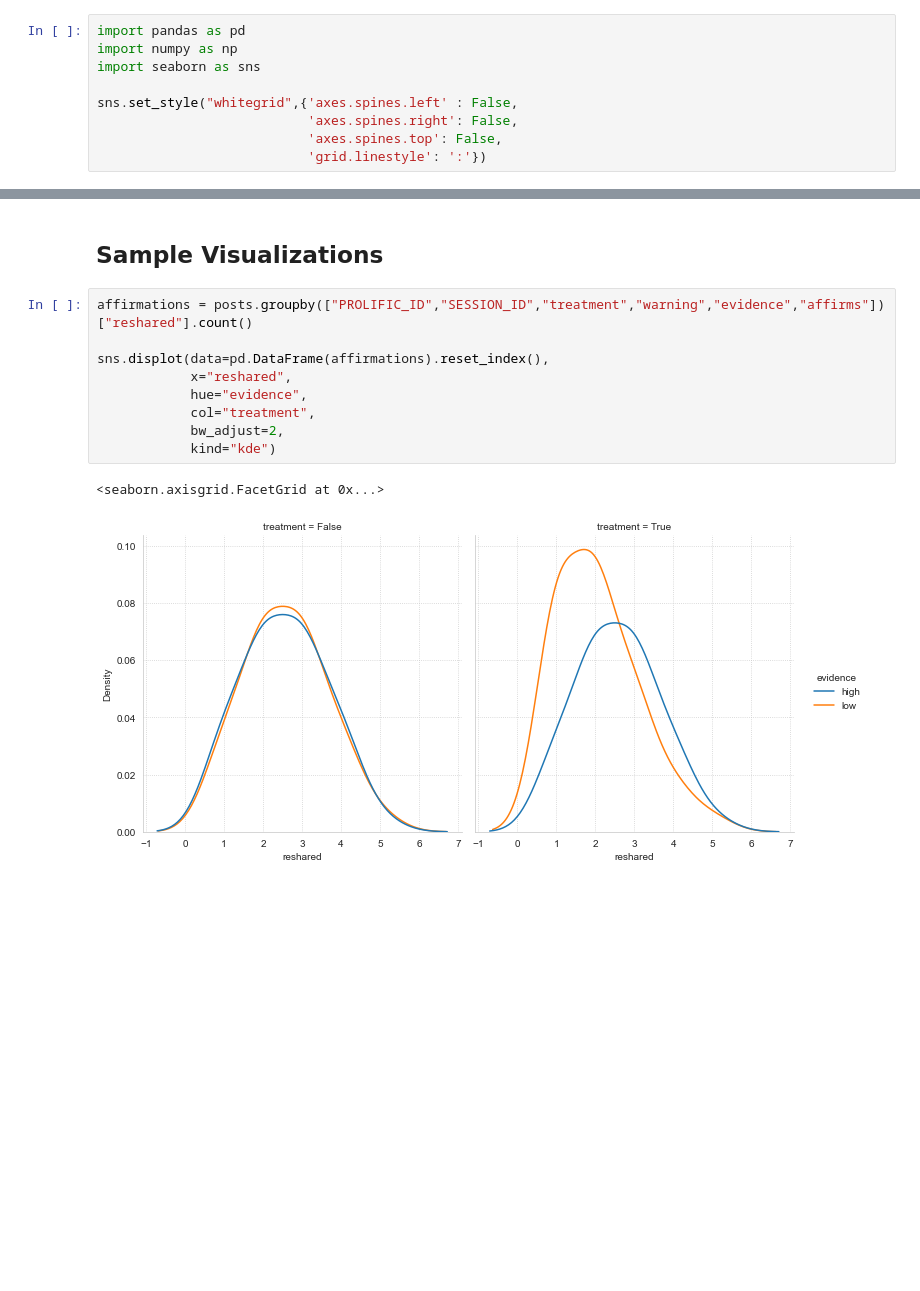
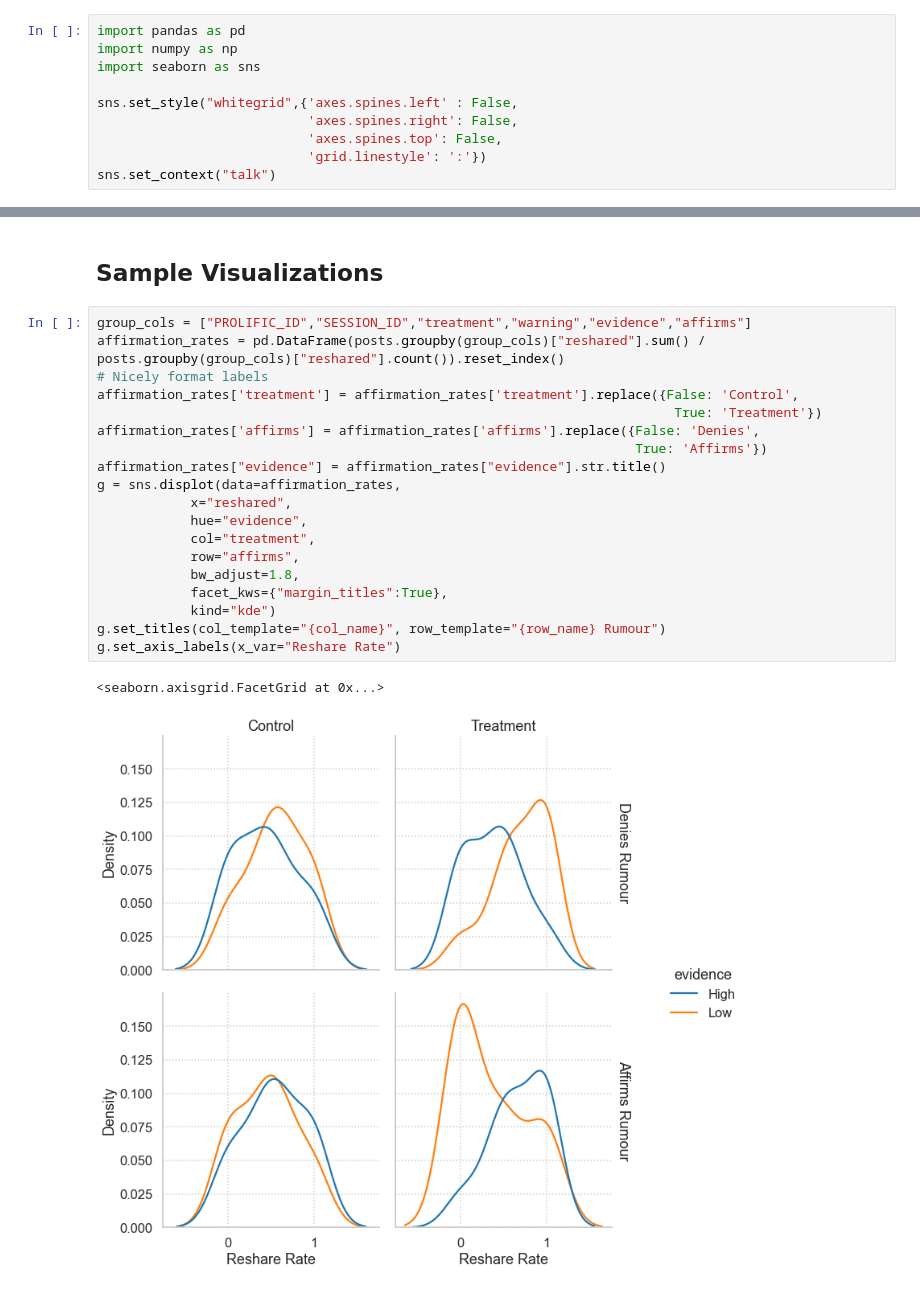
Before and after one commit to cameron-raymond/SDS-Thesis, a Jupyter notebook: notebooks/Exploratory_Analysis.ipynb, the cells around one changed output, grey strips where cells are left out. Cells and saved outputs as stored; diff of their text form; blank space fills up the shorter version.

```diff
--- a/notebooks/Exploratory_Analysis.ipynb
+++ b/notebooks/Exploratory_Analysis.ipynb
@@ -11,6 +11,7 @@ sns.set_style("whitegrid",{'axes.spines.left' : False,
                            'axes.spines.right': False,
                            'axes.spines.top': False,
                            'grid.linestyle': ':'})
+sns.set_context("talk")
 # %% [markdown]
 ## Cleaning Data
 
@@ -77,15 +78,25 @@ table_two
 |  | True |  | 3213 (51.8) | 3099 (53.0) | 114 (32.8) |  |
 # %% [markdown]
 ## Sample Visualizations
-# %%
-affirmations = posts.groupby(["PROLIFIC_ID","SESSION_ID","treatment","warning","evidence","affirms"])["reshared"].count()
-
-sns.displot(data=pd.DataFrame(affirmations).reset_index(),
-            x="reshared",
-            hue="evidence",
-            col="treatment",
-            bw_adjust=2,
-            kind="kde")
-# %% [output]
-<seaborn.axisgrid.FacetGrid at 0x...>
-[figure, removed]
+# %%
+group_cols = ["PROLIFIC_ID","SESSION_ID","treatment","warning","evidence","affirms"]
+affirmation_rates = pd.DataFrame(posts.groupby(group_cols)["reshared"].sum() / posts.groupby(group_cols)["reshared"].count()).reset_index()
+# Nicely format labels
+affirmation_rates['treatment'] = affirmation_rates['treatment'].replace({False: 'Control',
+                                                                          True: 'Treatment'})
+affirmation_rates['affirms'] = affirmation_rates['affirms'].replace({False: 'Denies',
+                                                                     True: 'Affirms'})
+affirmation_rates["evidence"] = affirmation_rates["evidence"].str.title()
+g = sns.displot(data=affirmation_rates,
+            x="reshared",
+            hue="evidence",
+            col="treatment",
+            row="affirms",
+            bw_adjust=1.8,
+            facet_kws={"margin_titles":True},
+            kind="kde")
+g.set_titles(col_template="{col_name}", row_template="{row_name} Rumour")
+g.set_axis_labels(x_var="Reshare Rate")
+# %% [output]
+<seaborn.axisgrid.FacetGrid at 0x...>
+[figure, added]
```
Also changed, not shown: 1 other file.
